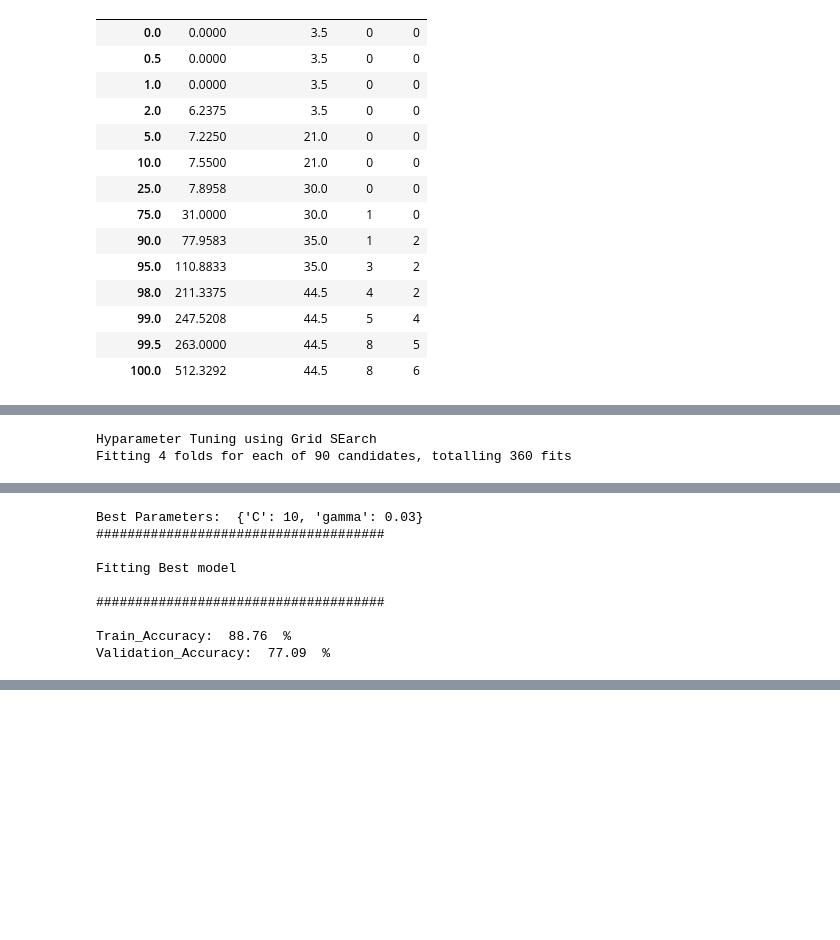
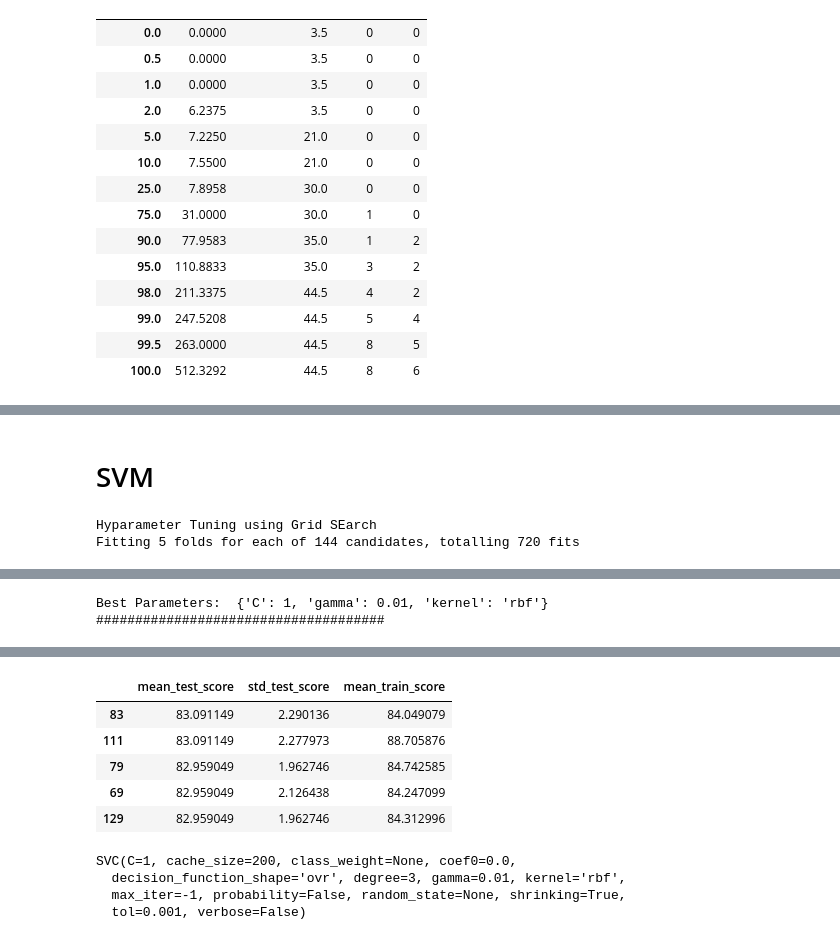
Before and after one commit to Pritishsingla/Titanic_kaggle, a Jupyter notebook: Titanic_Kaggle.ipynb, the cells around one changed output, grey strips where cells are left out. Saved outputs shown, nothing was run; the diff lists cells and outputs as text; code cells hidden in the pictures; blank space fills up the shorter version.

```diff
--- a/Titanic_Kaggle.ipynb
+++ b/Titanic_Kaggle.ipynb
@@ -382,6 +425,6 @@ train_data = rename_columns(train_data)
 # %%
 # make train validation split
 from sklearn.model_selection import train_test_split
-train_xy, validation_xy = train_test_split(train_data, test_size=0.2, shuffle=True, random_state=1)
+train_xy, validation_xy = train_test_split(train_data, test_size=0.15, shuffle=True, random_state=1)
 train_xy.shape, validation_xy.shape
 # %% [output]
@@ -497,3 +553,5 @@ Fare_bin_10           1.0026      0.426      2.354      0.019       0.168
+# %% [markdown]
+# SVM
 # %%
 ##SVM
 from sklearn.svm import SVC
@@ -504,31 +562,32 @@ from sklearn.model_selection import GridSearchCV, RandomizedSearchCV
 
 def svc_param_selection(X, y, nfolds):
     print('Hyparameter Tuning using Grid SEarch')
-    Cs = [0.001, 0.01, 0.03, 0.1, 0.3, 1, 3, 10, 30, 100]
-    gammas = [0.001, 0.01, 0.03, 0.1, 0.3, 1, 3, 10, 'auto']
-    param_grid = {'C': Cs, 'gamma' : gammas}
+    kernels =['linear', 'rbf']
+    Cs = [0.001, 0.01, 0.03, 0.1, 0.3, 1, 3, 10, 30, ]
+    gammas = [0.001, 0.01, 0.03, 0.1, 0.3, 1, 10, 'auto']
+    param_grid = {'C': Cs, 'gamma' : gammas, 'kernel': kernels}
     grid_search = GridSearchCV(SVC(kernel='rbf'), param_grid, cv=nfolds, verbose=1, n_jobs=-1)
     grid_search.fit(X, y)
     grid_search.best_params_
-    return grid_search.best_params_
+    return grid_search
 
 
-best_params = svc_param_selection(x_train, y_train, nfolds=4)
-print('Best Parameters: ', best_params)
+grid_search = svc_param_selection(x_train, y_train, nfolds=5)
+print('Best Parameters: ', grid_search.best_params_)
 
 print('#####################################\n')
 
-print('Fitting Best model\n')
-svm_clf = SVC(**best_params, probability=True)
-svm_clf.fit(x_train, y_train)
+svm_clf = grid_search.best_estimator_
 
-print('#####################################\n')
-print('Train_Accuracy: ', np.round(svm_clf.score(x_train, y_train)*100,2), ' %')
-print('Validation_Accuracy: ', np.round(svm_clf.score(x_vali, y_vali)*100,2), ' %')
+pd.DataFrame.from_dict(grid_search.cv_results_)[['mean_test_score', 'std_test_score', 'mean_train_score']].sort_values(by='mean_test_score', ascending=False).head()*100
+
+# print('#####################################\n')
+# print('Train_Accuracy: ', np.round(svm_clf.score(x_train, y_train)*100,2), ' %')
+# print('Validation_Accuracy: ', np.round(svm_clf.score(x_vali, y_vali)*100,2), ' %')
 
 
-print('\Train ROC AUC: ', metrics.roc_auc_score(y_train, svm_clf.predict_proba(x_train)), \
-      '|| Validation ROC AUC: ', metrics.roc_auc_score(y_vali, svm_clf.predict_proba(x_vali)))
+# print('\nTrain ROC AUC: ', metrics.roc_auc_score(y_train, svm_clf.predict_proba(x_train)[:,1]), \
+#       '|| Validation ROC AUC: ', metrics.roc_auc_score(y_vali, svm_clf.predict_proba(x_vali)[:, 1]))
 # %% [output]
 Hyparameter Tuning using Grid SEarch
-Fitting 4 folds for each of 90 candidates, totalling 360 fits
+Fitting 5 folds for each of 144 candidates, totalling 720 fits
@@ -537,9 +596,2 @@ Fitting 4 folds for each of 90 candidates, totalling 360 fits
-Best Parameters:  {'C': 10, 'gamma': 0.03}
+Best Parameters:  {'C': 1, 'gamma': 0.01, 'kernel': 'rbf'}
 #####################################
-
-Fitting Best model
-
-#####################################
-
-Train_Accuracy:  88.76  %
-Validation_Accuracy:  77.09  %
@@ -546,0 +599,13 @@ ValueError: ignored
+|  | mean_test_score | std_test_score | mean_train_score |
+| 83 | 83.091149 | 2.290136 | 84.049079 |
+| 111 | 83.091149 | 2.277973 | 88.705876 |
+| 79 | 82.959049 | 1.962746 | 84.742585 |
+| 69 | 82.959049 | 2.126438 | 84.247099 |
+| 129 | 82.959049 | 1.962746 | 84.312996 |
+# %%
+svm_clf
+# %% [output]
+SVC(C=1, cache_size=200, class_weight=None, coef0=0.0,
+  decision_function_shape='ovr', degree=3, gamma=0.01, kernel='rbf',
+  max_iter=-1, probability=False, random_state=None, shrinking=True,
+  tol=0.001, verbose=False)
```
Also changed, not shown: parts of 44 cells of this notebook.
